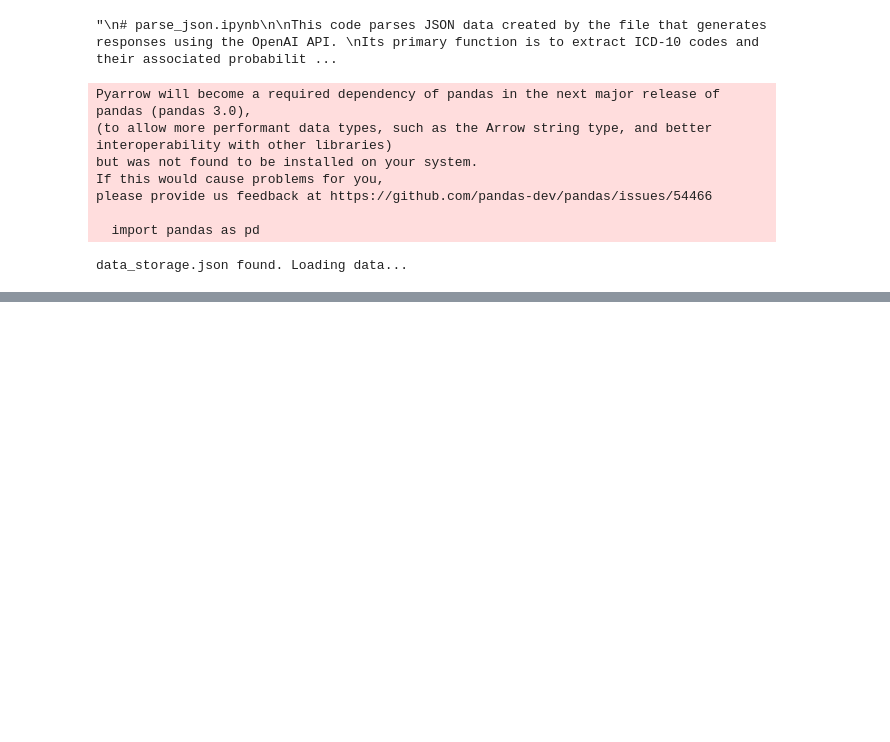
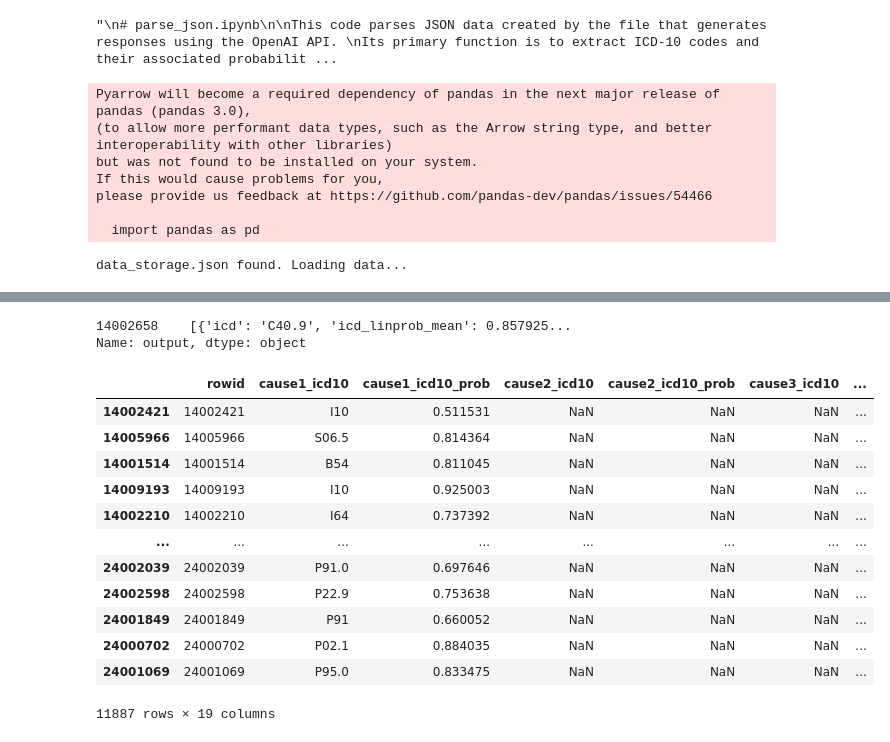
Before and after one commit to danieljai/proj_rapid_healsl_chatgpt, a Jupyter notebook: notebook/parse_json.ipynb, the cells around one changed output, grey strips where cells are left out. Saved outputs shown, nothing was run; the diff lists cells and outputs as text; code cells hidden in the pictures; blank space fills up the shorter version.

```diff
--- a/notebook/parse_json.ipynb
+++ b/notebook/parse_json.ipynb
@@ -149,6 +149,7 @@ def extract_icd_probabilities(logprobs, debug=False):
         temp_concat_ANN = ''.join(tmp_df.iloc[pos:pos+2, 0]).strip()
         temp_concat_ANN_NNN = ''.join(tmp_df.iloc[pos:pos+4, 0]).strip()
         temp_concat_ANN_NNN_A = ''.join(tmp_df.iloc[pos:pos+5, 0]).strip()
+        temp_concat_ANA_NNN = ''.join(tmp_df.iloc[pos:pos+5, 0]).strip()
 
         # Reference: https://www.webpt.com/blog/understanding-icd-10-code-structure
 
@@ -157,18 +158,32 @@ def extract_icd_probabilities(logprobs, debug=False):
         # 'ANN.NNN' (e.g., 'A10.001')
         # 'ANN.NNNA' (e.g., 'A10.001A')
         # Note: last alphabet valid only if there are 6 characters before it
-        pattern_ANN = r"^[A-Z]\d{2}$"
-        pattern_ANN_NNN = r"^[A-Z]\d{2}\.\d{1,3}$"
-        pattern_ANN_NNN_A = r"^[A-Z]\d{2}\.\d{3}[A-Z]$"
+        # pattern_ANN = r"^[A-Z]\d{2}$"
+        pattern_ANN = r"^[A-Z]\d[0-9A-Z]$"
+        # pattern_ANN_NNN = r"^[A-Z]\d{2}\.\d{1,3}$"
+        pattern_ANN_NNN = r"^[A-Z]\d[0-9A-Z]\.\d{1,3}$"
+        # pattern_ANN_NNN_A = r"^[A-Z]\d{2}\.\d{3}[A-Z]$"
+        pattern_ANN_NNN_A = r"^[A-Z]\d[0-9A-Z]\.\d{3}[A-Z]$"
 
         # Check if the concatenated tokens match the ICD-10 code patterns
         match_ANN = re.match(pattern_ANN, temp_concat_ANN)
         match_ANN_NNN = re.match(pattern_ANN_NNN, temp_concat_ANN_NNN)
         match_ANN_NNN_A = re.match(pattern_ANN_NNN_A, temp_concat_ANN_NNN_A)
+        match_ANA_NNN = re.match(pattern_ANN_NNN, temp_concat_ANA_NNN)
 
         # [debug] Each line will show which of the 3 patterns matched for the 3 token
         if debug == 2:
-            print(str(pos).ljust(4), repr(temp_concat_ANN).ljust(10), ('yes' if match_ANN else 'no').ljust(15), repr(temp_concat_ANN_NNN).ljust(10), ('yes' if match_ANN_NNN else 'no').ljust(15), repr(temp_concat_ANN_NNN_A).ljust(10), ('yes' if match_ANN_NNN_A else 'no').ljust(5))
+            print(
+                str(pos).ljust(4),
+                repr(temp_concat_ANN).ljust(10),
+                ('yes' if match_ANN else 'no').ljust(15),
+                repr(temp_concat_ANN_NNN).ljust(10),
+                ('yes' if match_ANN_NNN else 'no').ljust(15),
+                repr(temp_concat_ANN_NNN_A).ljust(10),
+                ('yes' if match_ANN_NNN_A else 'no').ljust(15),
+                repr(temp_concat_ANA_NNN).ljust(10),
+                ('yes' if match_ANA_NNN else 'no').ljust(5)
+                )
 
         # Check match from longest to shortest
         # If a match is found, calculate the mean linear probability
@@ -176,6 +191,9 @@ def extract_icd_probabilities(logprobs, debug=False):
         if match_ANN_NNN_A:
             winning_df = pd.DataFrame(logprobs[pos:pos+5])
             winning_icd = temp_concat_ANN_NNN_A
+        elif match_ANA_NNN:
+            winning_df = pd.DataFrame(logprobs[pos:pos+5])
+            winning_icd = temp_concat_ANA_NNN
         elif match_ANN_NNN:
             winning_df = pd.DataFrame(logprobs[pos:pos+4])
             winning_icd = temp_concat_ANN_NNN
@@ -223,6 +241,9 @@ def extract_icd_probabilities(logprobs, debug=False):
 
 # test_output = extract_icd_probabilities(test)
 # test_output
+
+# # Uncomment to test a specific case
+# extract_icd_probabilities(df.loc['24000015', 'logprobs'])
 # %%
 # Load JSON data and convert to dataframe
 data_storage = load_data()
@@ -283,14 +302,16 @@ def output_icds_to_cols(value, pairs=PAIRS):
 # output_icds_to_cols(test_output)
 # %%
 df['output'][154:155] #.apply(output_icds_to_cols)
+# %% [output]
+14002658    [{'icd': 'C40.9', 'icd_linprob_mean': 0.857925...
+Name: output, dtype: object
 # %%
 # Generate column names for the exploded ICDs in cause{n}_icd10 and cause{n}_icd10_prob format
 icd_column_names_mapping = {i: f"cause{i // 2 + 1}_icd10" if i % 2 == 0 else f"cause{i // 2 + 1}_icd10_prob" for i in range(PAIRS*2)}
 
 # Apply the `output_icds_to_cols` function to the `output` column
 # This will explode the ICDs into separate columns
-parsed_df = df.merge(df.output.apply(output_icds_to_cols))
-                    #  .rename(columns=icd_column_names_mapping), left_index=True, right_index=True)
+parsed_df = df.merge(df.output.apply(output_icds_to_cols).rename(columns=icd_column_names_mapping), left_index=True, right_index=True)
 # %%
 # Takes usage and extracts the first 2 values into separate columns
 parsed_df = parsed_df.merge(
@@ -302,32 +323,46 @@ parsed_df = parsed_df.merge(
 # %%
 # Define the mapping variable
 column_mapping = {
     'model': 'output_model',
     'system_prompt': 'output_system_prompt',
     'user_prompt': 'output_user_prompt',
     'user_prompt': 'output_user_prompt',
-    'timestamp': 'output_timestamp',
+    'timestamp': 'output_created',
 }
 
 # Rename the columns using the mapping
 parsed_df = parsed_df.rename(columns=column_mapping)
 
 
 # Show only relevant columns in the final dataframe
 parsed_df[
     ['rowid'] +
     list(icd_column_names_mapping.values()) +
     [
-        'output_timestamp',
+        'output_created',
         'output_model',
         'output_system_prompt' ,
         'output_user_prompt',
         'output_usage_completion_tokens',
         'output_usage_prompt_tokens',
         'output_msg',
         'output'
     ]
 ]
+# %% [output]
+|  | rowid | cause1_icd10 | cause1_icd10_prob | cause2_icd10 | cause2_icd10_prob | cause3_icd10 | ... |
+| 14002421 | 14002421 | I10 | 0.511531 | NaN | NaN | NaN | ... |
+| 14005966 | 14005966 | S06.5 | 0.814364 | NaN | NaN | NaN | ... |
+| 14001514 | 14001514 | B54 | 0.811045 | NaN | NaN | NaN | ... |
+| 14009193 | 14009193 | I10 | 0.925003 | NaN | NaN | NaN | ... |
+| 14002210 | 14002210 | I64 | 0.737392 | NaN | NaN | NaN | ... |
+| ... | ... | ... | ... | ... | ... | ... | ... |
+| 24002039 | 24002039 | P91.0 | 0.697646 | NaN | NaN | NaN | ... |
+| 24002598 | 24002598 | P22.9 | 0.753638 | NaN | NaN | NaN | ... |
+| 24001849 | 24001849 | P91 | 0.660052 | NaN | NaN | NaN | ... |
+| 24000702 | 24000702 | P02.1 | 0.884035 | NaN | NaN | NaN | ... |
+| 24001069 | 24001069 | P95.0 | 0.833475 | NaN | NaN | NaN | ... |
+11887 rows × 19 columns
 # %%
 # # Quickly test the mean of logprobs
 # np.mean(np.exp(pd.DataFrame([
```
Also changed, not shown: parts of 1 cell of this notebook.
